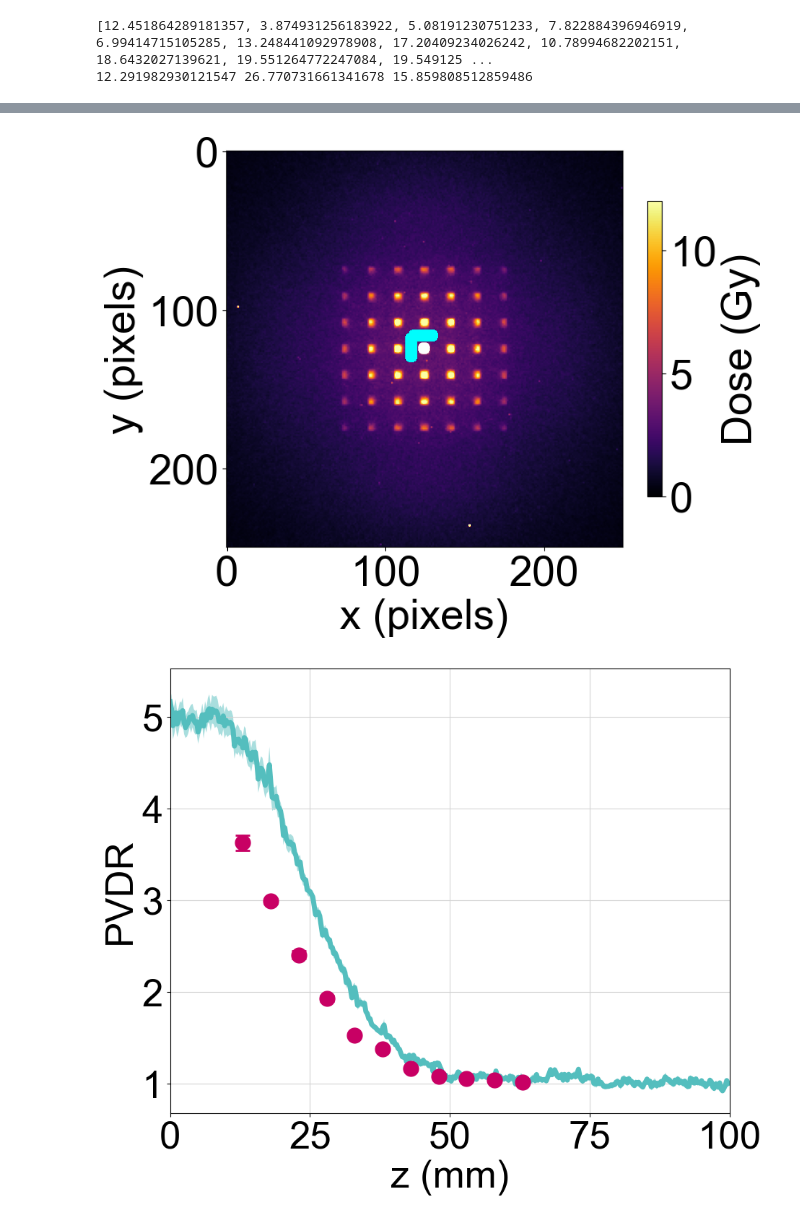
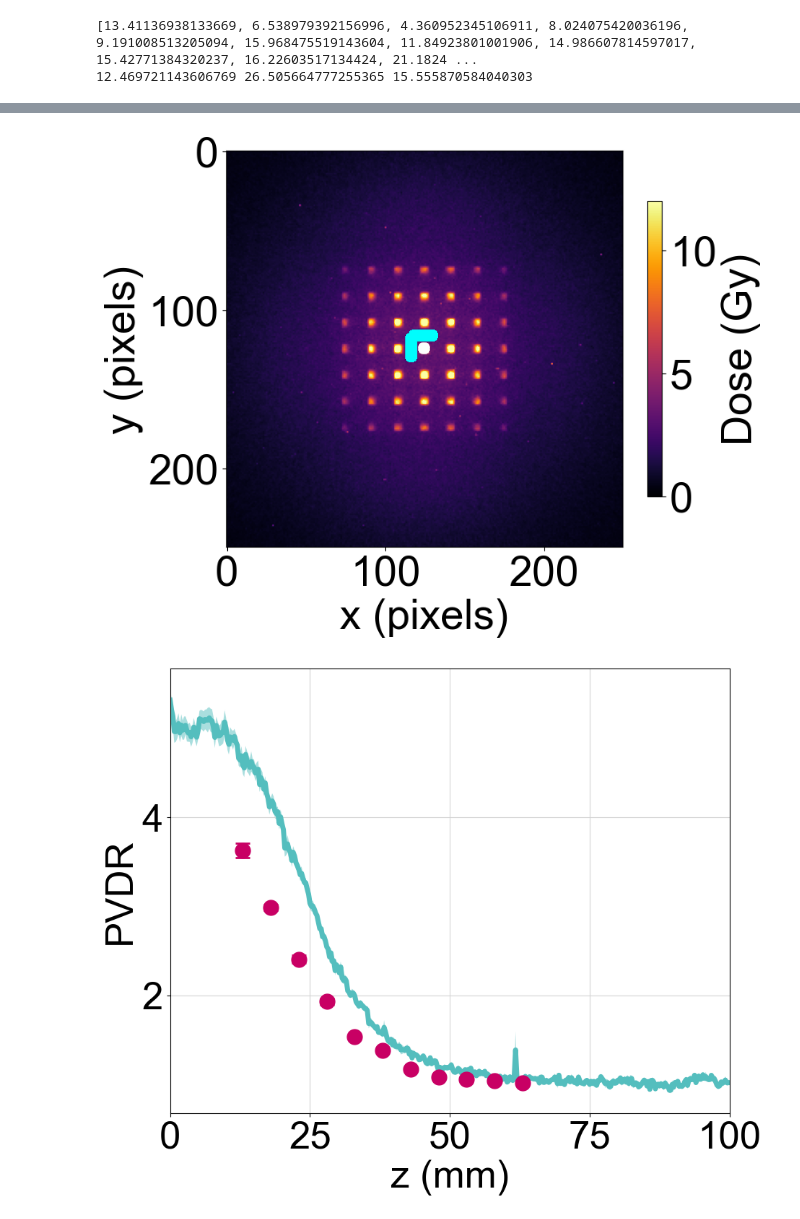
Before and after one commit to NathanClements2000/MedPhysAndSchool, a Jupyter notebook: CLEAR-Thesis/Read SFRT clear_GRID_waterphantom-newsims.ipynb, the cells around one changed output, grey strips where cells are left out. Drawn from its saved outputs; the diff is of its cells as text; code cells hidden in the pictures.

```diff
--- a/CLEAR-Thesis/Read SFRT clear_GRID_waterphantom-newsims.ipynb
+++ b/CLEAR-Thesis/Read SFRT clear_GRID_waterphantom-newsims.ipynb
@@ -12,11 +12,13 @@ all_data={}
 for j in [200]:
     my_array=np.zeros((250,250,400))
     data03=pd.read_csv("D:Desktop/thesis/results/new_dosetomedium__clear_SFRT_waterphantom"+str(j)+"MeV__1.csv",delimiter= ',',comment='#',names=['x','y','z','dose'])
-    for i in np.arange(2,20):
-        print(i)
+    for i in np.arange(2,21):
         data1=pd.read_csv("D:Desktop/thesis/results/new_dosetomedium__clear_SFRT_waterphantom"+str(j)+"MeV__"+str(i)+".csv",delimiter= ',',comment='#',names=['x','y','z','dose'])
         data03.dose=data03.dose + data1.dose
-    data03.dose=data03.dose/(1.60218e-19)*(8.2*10**-9)/19 #######change back to /20 eventually ####################
+    data03.dose=data03.dose/(1.60218e-19)*(8.2*10**-9)/20
     for i in np.arange(0,len(data03.dose)):
         my_array[data03.x[i]][data03.y[i]][data03.z[i]]=data03.dose[i]
     all_data[j]=np.array(my_array)
+GRID= all_data[200]
+GRID=GRID.T
+GRID=np.array(GRID)
@@ -42,3 +25,18 @@ for j in [200]:
+# %%
+all_data={}
+for j in [200]:
+    my_array=np.zeros((250,250,400))
+    data03=pd.read_csv("D:Desktop/thesis/results/new_gammaprimary_clear_SFRT_waterphantom"+str(j)+"MeV__1.csv",delimiter= ',',comment='#',names=['x','y','z','dose'])
+    for i in np.arange(2,21):
+        data1=pd.read_csv("D:Desktop/thesis/results/new_gammaprimary_clear_SFRT_waterphantom"+str(j)+"MeV__"+str(i)+".csv",delimiter= ',',comment='#',names=['x','y','z','dose'])
+        data03.dose=data03.dose + data1.dose
+    data03.dose=data03.dose/(1.60218e-19)*(8.2*10**-9)/20
+    for i in np.arange(0,len(data03.dose)):
+        my_array[data03.x[i]][data03.y[i]][data03.z[i]]=data03.dose[i]
+    all_data[j]=np.array(my_array)
+GRID_photon=all_data[200]
+GRID_photon=GRID_photon.T
+GRID_photon=np.array(GRID_photon)
 # %%
 %matplotlib inline
 #matplotlib.rc('font', **font)
@@ -50,14 +48,10 @@ font = {'family' : 'Arial',
 
 matplotlib.rc('font', **font)
 
-
 E=200
 x=np.arange(0,250)*0.1
 y=np.arange(0,250)*0.1
 z=(np.arange(0,400)*0.25)
-GRID= all_data[E]
-GRID=GRID.T
-GRID=np.array(GRID)
 
 
 figure(1,figsize=(8,8))
@@ -157,5 +151,5 @@ for i in np.arange(0,11):
 print(CAXdiff,valdiff,pvdrdiff)
 print(np.mean(CAXdiff),np.mean(valdiff),np.mean(pvdrdiff))
 # %% [output]
-[12.451864289181357, 3.874931256183922, 5.08191230751233, 7.822884396946919, 6.99414715105285, 13.248441092978908, 17.20409234026242, 10.78994682202151, 18.6432027139621, 19.551264772247084, 19.549125 ...
-12.291982930121547 26.770731661341678 15.859808512859486
+[13.41136938133669, 6.538979392156996, 4.360952345106911, 8.024075420036196, 9.191008513205094, 15.968475519143604, 11.84923801001906, 14.986607814597017, 15.42771384320237, 16.22603517134424, 21.1824 ...
+12.469721143606769 26.505664777255365 15.555870584040303
@@ -163,2 +157,2 @@ print(np.mean(CAXdiff),np.mean(valdiff),np.mean(pvdrdiff))
-[figure, old version]
+[figure, new version]
-[figure, old version]
+[figure, new version]
```
Also changed, not shown: parts of 2 cells of this notebook, 3 other files.
